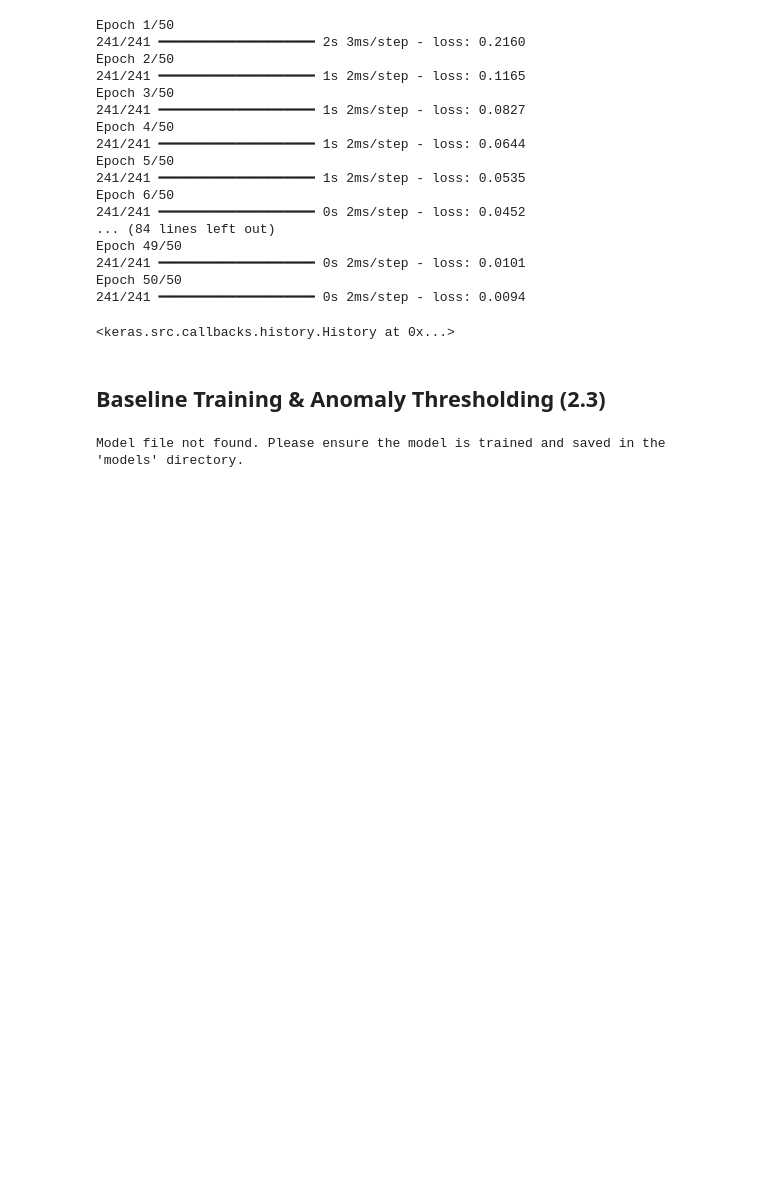
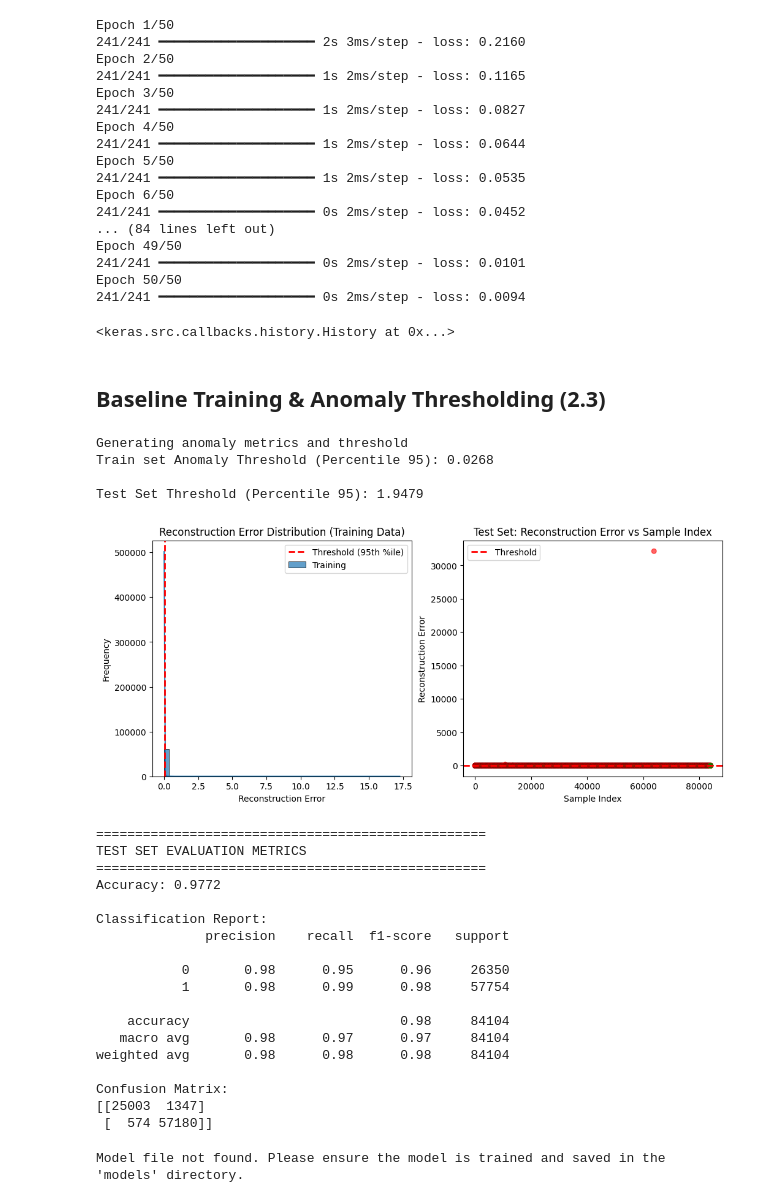
Before and after one commit to KalleStew/SEP740-CourseProject-G9-P19-AnomalyDetection, a Jupyter notebook: notebooks/02_BaselineModelDevelopment.ipynb, the cells around one changed output. Cells and saved outputs as stored; diff of their text form; code cells hidden in the pictures; blank space fills up the shorter version.

Commit message:
Tested out model training with baseline training & Anomaly Thresholding

```diff
--- a/notebooks/02_BaselineModelDevelopment.ipynb
+++ b/notebooks/02_BaselineModelDevelopment.ipynb
@@ -330,6 +330,33 @@ def generate_anomaly_metrics_and_threshold(model, X_train, X_test, y_test, perce
     print(confusion_matrix(y_test, y_pred))
 
     return threshold, y_pred
+# %%
+print("Generating anomaly metrics and threshold")
+threshold, y_pred = generate_anomaly_metrics_and_threshold(model, X_train, X_test, y_test, percentile=THRESHOLD_PERCENTILE)
+# %% [output]
+Generating anomaly metrics and threshold
+Train set Anomaly Threshold (Percentile 95): 0.0268
+
+Test Set Threshold (Percentile 95): 1.9479
+[figure, added]
+==================================================
+TEST SET EVALUATION METRICS
+==================================================
+Accuracy: 0.9772
+
+Classification Report:
+              precision    recall  f1-score   support
+
+           0       0.98      0.95      0.96     26350
+           1       0.98      0.99      0.98     57754
+
+    accuracy                           0.98     84104
+   macro avg       0.98      0.97      0.97     84104
+weighted avg       0.98      0.98      0.98     84104
+
+Confusion Matrix:
+[[25003  1347]
+ [  574 57180]]
 # %%
 # Load the model (assuming the model is saved in the 'models' directory)
 model_path = Path("../models/autoencoder_model.h5")
```
